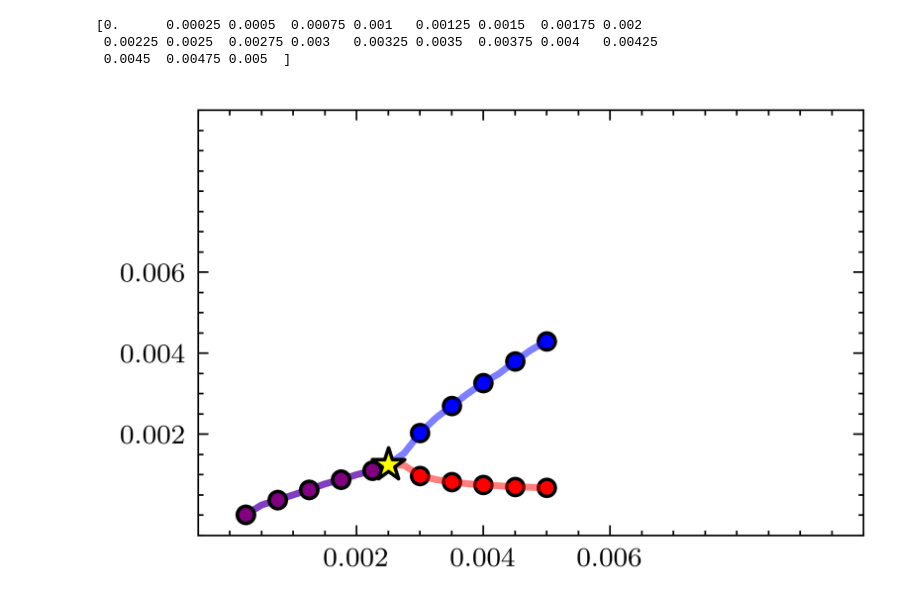
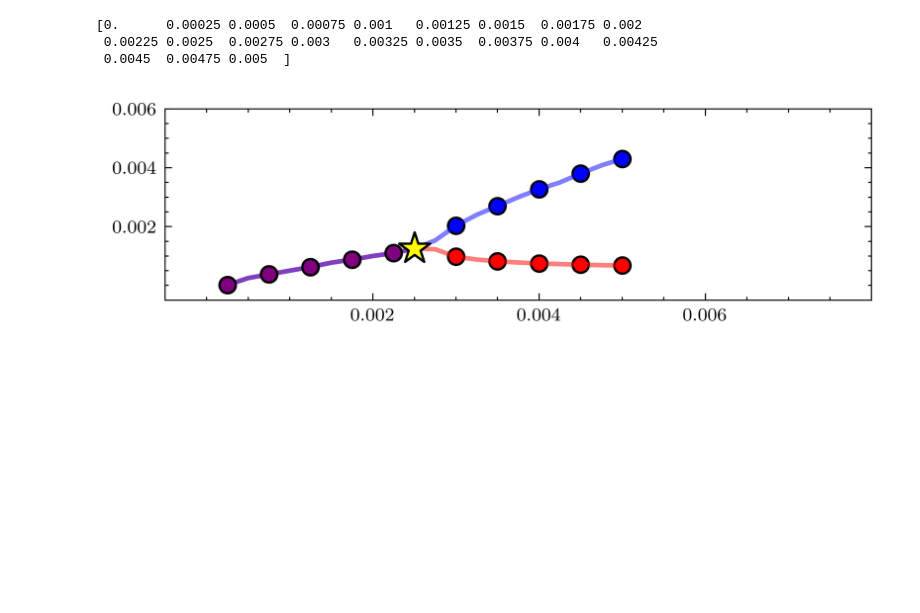
Before and after one commit to bmdaj/thesis, a Jupyter notebook: figures/tp.ipynb, the cells around one changed output. Cells and saved outputs as stored; diff of their text form; code cells hidden in the pictures; blank space fills up the shorter version.

```diff
--- a/figures/tp.ipynb
+++ b/figures/tp.ipynb
@@ -27,41 +27,41 @@ plt.rc('font', family='serif')  # Matches the default Computer Modern font in La
 plt.rcParams.update({
     'font.size': 10,                # Base font size
     'axes.titlesize': 8,           # Title size
     'axes.labelsize': 8,           # Axis label size
     'xtick.labelsize': 8,           # X-tick label size
     'ytick.labelsize': 8,           # Y-tick label size
     'legend.fontsize': 8,           # Legend size
 })
 
 
 with plt.style.context(['science', 'ieee']):
 
-    fig, ax = plt.subplots(figsize=(3.5,2.25))
+    fig, ax = plt.subplots(figsize=(5.5,1.5))
 
     # Scatter plot for loss_1 and loss_2
-    ax.scatter(n_loss[filtered_indices][1::2], loss_1[filtered_indices][1::2], color='red', s=25, edgecolor='black', alpha=1, facecolor=(1, 0, 0, 0.5))
-    ax.scatter(n_loss[filtered_indices][1::2], loss_2[filtered_indices][1::2], color='blue', s=25, edgecolor='black', alpha=1, facecolor=(0, 0, 1, 0.5))
-    ax.scatter(n_loss[filtered_indices][1:10:2], loss_2[filtered_indices][1:10:2], color='purple', s=25, edgecolor='black', alpha=1, zorder=4)
+    ax.scatter(n_loss[filtered_indices][1::2], loss_1[filtered_indices][1::2], color='red', s=50, edgecolor='black', alpha=1, facecolor=(1, 0, 0, 0.5))
+    ax.scatter(n_loss[filtered_indices][1::2], loss_2[filtered_indices][1::2], color='blue', s=50, edgecolor='black', alpha=1, facecolor=(0, 0, 1, 0.5))
+    ax.scatter(n_loss[filtered_indices][1:10:2], loss_2[filtered_indices][1:10:2], color='purple', s=50, edgecolor='black', alpha=1, zorder=4)
 
 
     # Line plot for loss_1 and loss_2
     ax.plot(n_loss[1:], loss_1[1:], color='red', alpha=0.5, linestyle="-", linewidth=2)
     ax.plot(n_loss[1:], loss_2[1:], color='blue', alpha=0.5, linestyle="-", linewidth=2)
 
     # Highlight the marker for n_loss=0.0025
-    ax.scatter(n_loss[highlight_index], loss_1[highlight_index], color='yellow', marker='*', s=100, edgecolor='black', alpha=1, label='Loss 1 Highlight', zorder=5)
-    ax.scatter(n_loss[highlight_index], loss_2[highlight_index], color='yellow', marker='*', s=100, edgecolor='black', alpha=1, label='Loss 2 Highlight', zorder=5)
+    ax.scatter(n_loss[highlight_index], loss_1[highlight_index], color='yellow', marker='*', s=200, edgecolor='black', alpha=1, label='Loss 1 Highlight', zorder=5)
+    ax.scatter(n_loss[highlight_index], loss_2[highlight_index], color='yellow', marker='*', s=200, edgecolor='black', alpha=1, label='Loss 2 Highlight', zorder=5)
 
     ax.set_yticks([0.002, 0.004, 0.006])  # Adjust the number of ticks as needed
     ax.set_xticks([0.002, 0.004, 0.006])  # Adjust the number of ticks as needed
-    ax.set_xlim(-0.0005, 0.010)
-    ax.set_ylim(-0.0005, 0.010)
+    ax.set_xlim(-0.0005, 0.008)
+    ax.set_ylim(-0.0005, 0.006)
 
     # Add labels and title
     #plt.xlabel('$\\Im\\{n\\}$')
     #plt.ylabel('$\\Im\\{n_\\text{eff}\\}$')
 fig
 # %% [output]
-[figure, old version]
+[figure, new version]
 # %%
 fig.savefig('loss_plot.svg',bbox_inches='tight')
```
Also changed, not shown: 9 other files.
